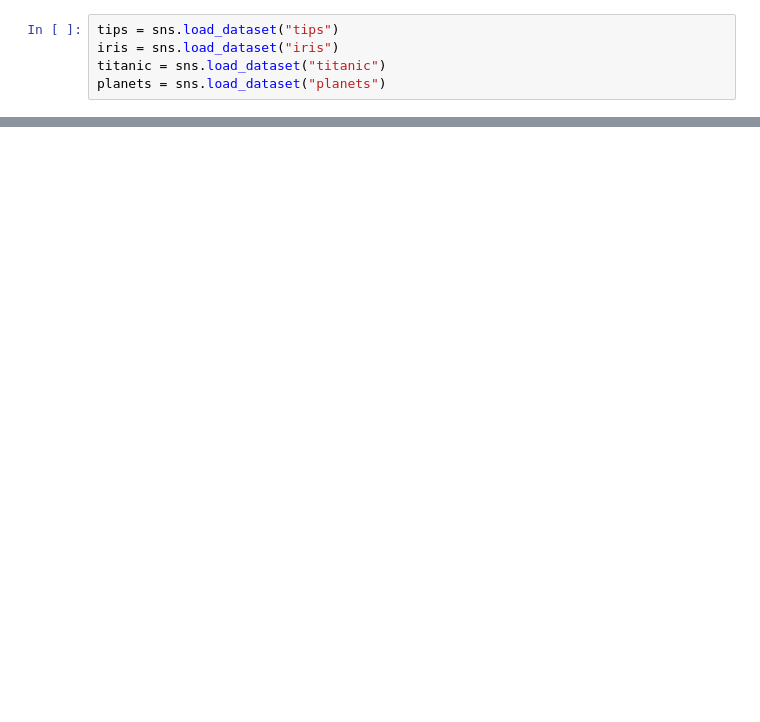
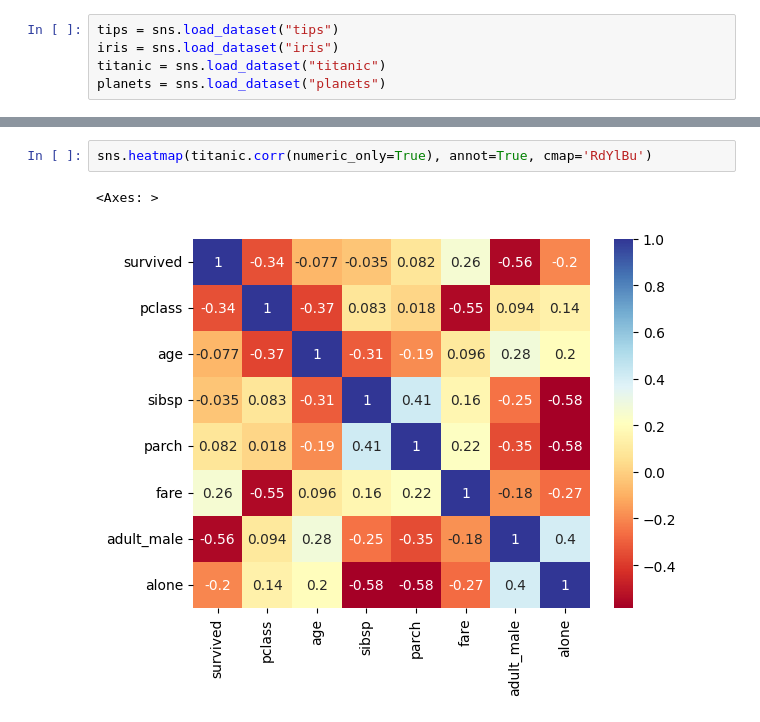
Before and after one commit to AM-Xavier/Python, a Jupyter notebook: Data Analysis/Libraries/Seaborn/datasets.ipynb, the cells around one changed output, grey strips where cells are left out. Drawn from its saved outputs; the diff is of its cells as text; blank space fills up the shorter version.

```diff
--- a/Data Analysis/Libraries/Seaborn/datasets.ipynb
+++ b/Data Analysis/Libraries/Seaborn/datasets.ipynb
@@ -68,0 +65,5 @@ sns.boxplot(x='day', y='total_bill', data=tips, hue='sex', palette='RdYlBu')
+# %%
+sns.heatmap(titanic.corr(numeric_only=True), annot=True, cmap='RdYlBu')
+# %% [output]
+<Axes: >
+[figure, added]
```
Also changed, not shown: parts of 18 cells of this notebook.
